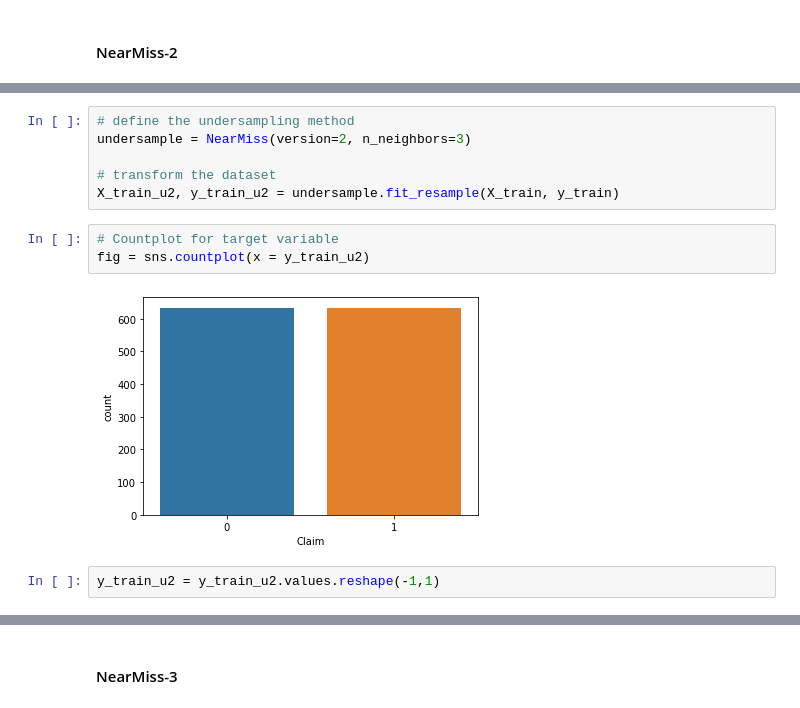
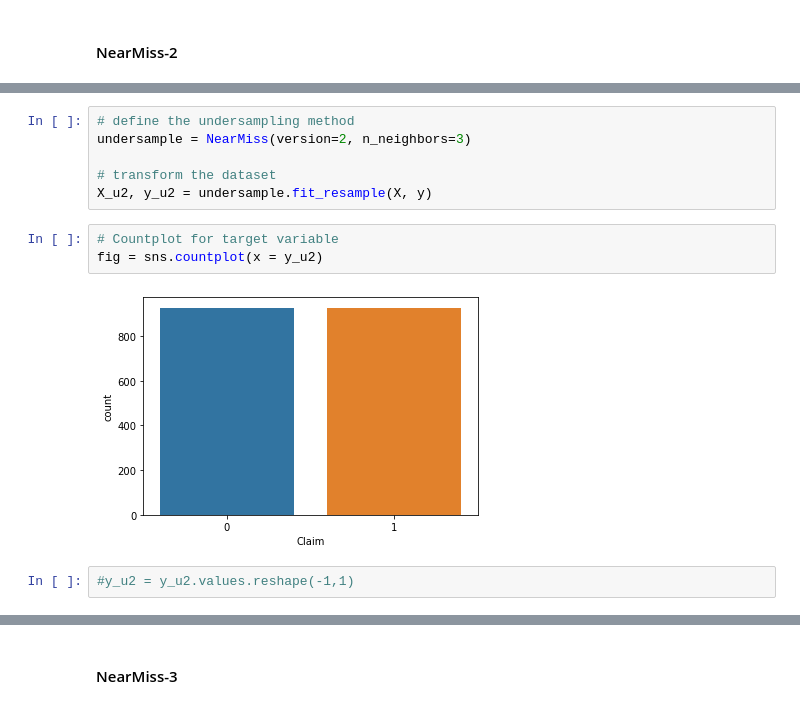
Before and after one commit to sohamthirty/Claim-Prediction, a Jupyter notebook: Preprocessing_Sampling.ipynb, the cells around one changed output, grey strips where cells are left out. Saved outputs shown, nothing was run; the diff lists cells and outputs as text.

```diff
--- a/Preprocessing_Sampling.ipynb
+++ b/Preprocessing_Sampling.ipynb
@@ -278,11 +278,11 @@ X_train
 undersample = NearMiss(version=2, n_neighbors=3)
 
 # transform the dataset
-X_train_u2, y_train_u2 = undersample.fit_resample(X_train, y_train)
+X_u2, y_u2 = undersample.fit_resample(X, y)
 # %%
 # Countplot for target variable
-fig = sns.countplot(x = y_train_u2)
+fig = sns.countplot(x = y_u2)
 # %% [output]
-[figure, old version]
+[figure, new version]
 # %%
-y_train_u2 = y_train_u2.values.reshape(-1,1)
+#y_u2 = y_u2.values.reshape(-1,1)
```
Also changed, not shown: parts of 37 cells of this notebook, 8 other files.
